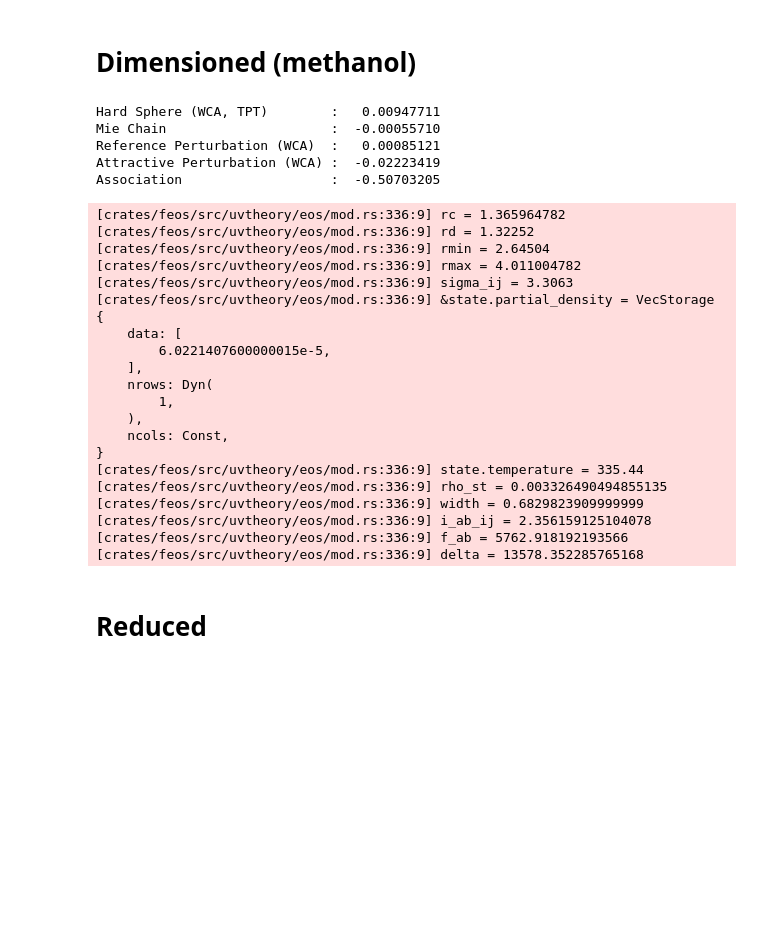
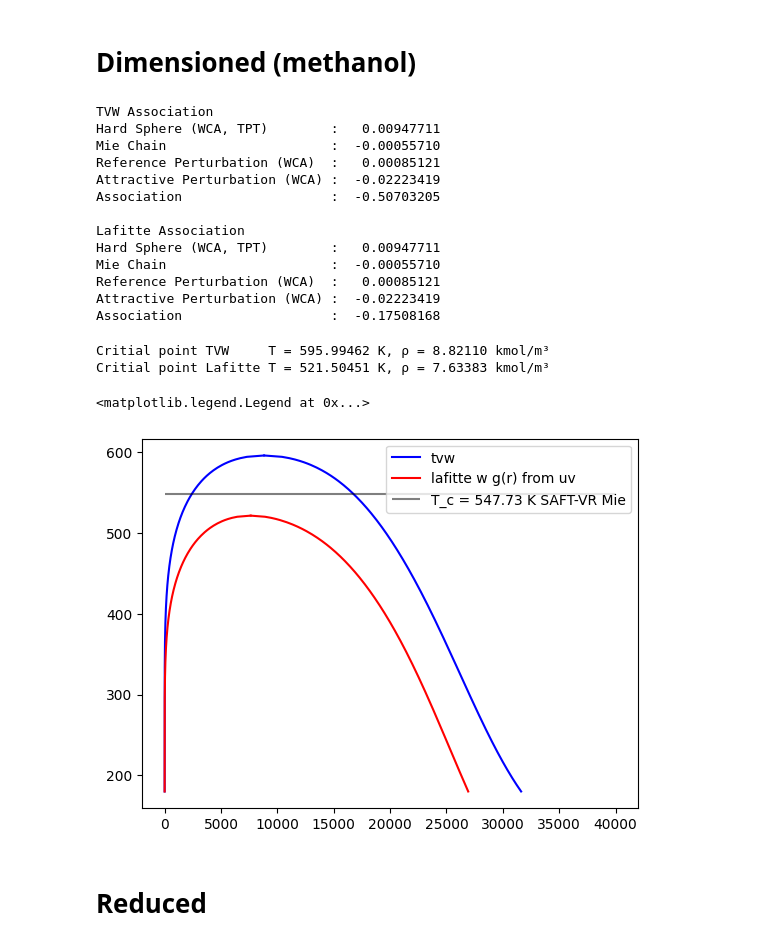
Before and after one commit to thijsvanwesten/feos, a Jupyter notebook: examples/uvtheory/models.ipynb, the cells around one changed output. Drawn from its saved outputs; the diff is of its cells as text; code cells hidden in the pictures; blank space fills up the shorter version.

Commit message:
Added argument that enables selection of the association model

```diff
--- a/examples/uvtheory/models.ipynb
+++ b/examples/uvtheory/models.ipynb
@@ -37,44 +37,76 @@ model = EquationOfState.uvtheory(
     parameters,
     perturbation="WCA_TPT",
     combination_rule="one_fluid_psi",
-    chain_contribution="tpt1y"
+    chain_contribution="tpt1y",
+    association_model="tvw"
+)
+
+model_lafitte = EquationOfState.uvtheory(
+    parameters,
+    perturbation="WCA_TPT",
+    combination_rule="one_fluid_psi",
+    chain_contribution="tpt1y",
+    association_model="lafitte"
 )
 
 temperature = 2.0 * 167.72 * si.KELVIN
 density = 100 * si.MOL / si.METER**3
 state = State(model, temperature=temperature, density=density)
 
+print("TVW Association")
 for n, c in state.residual_molar_helmholtz_energy_contributions():
     print(f"{n:<30}: {c / (si.RGAS * temperature):>12.8f}")
     #print(f"{n:<30}: {c}")
+
+
+state_lafitte = State(model_lafitte, temperature=temperature, density=density)
+
+print("\nLafitte Association")
+for n, c in state_lafitte.residual_molar_helmholtz_energy_contributions():
+    print(f"{n:<30}: {c / (si.RGAS * temperature):>12.8f}")
+    #print(f"{n:<30}: {c}")
 # %% [output]
+TVW Association
 Hard Sphere (WCA, TPT)        :   0.00947711
 Mie Chain                     :  -0.00055710
 Reference Perturbation (WCA)  :   0.00085121
 Attractive Perturbation (WCA) :  -0.02223419
 Association                   :  -0.50703205
+
+Lafitte Association
+Hard Sphere (WCA, TPT)        :   0.00947711
+Mie Chain                     :  -0.00055710
+Reference Perturbation (WCA)  :   0.00085121
+Attractive Perturbation (WCA) :  -0.02223419
+Association                   :  -0.17508168
-[crates/feos/src/uvtheory/eos/mod.rs:336:9] rc = 1.365964782
-[crates/feos/src/uvtheory/eos/mod.rs:336:9] rd = 1.32252
-[crates/feos/src/uvtheory/eos/mod.rs:336:9] rmin = 2.64504
-[crates/feos/src/uvtheory/eos/mod.rs:336:9] rmax = 4.011004782
-[crates/feos/src/uvtheory/eos/mod.rs:336:9] sigma_ij = 3.3063
-[crates/feos/src/uvtheory/eos/mod.rs:336:9] &state.partial_density = VecStorage {
-    data: [
-        6.0221407600000015e-5,
-    ],
-    nrows: Dyn(
-        1,
-    ),
-    ncols: Const,
-}
-[crates/feos/src/uvtheory/eos/mod.rs:336:9] state.temperature = 335.44
-[crates/feos/src/uvtheory/eos/mod.rs:336:9] rho_st = 0.003326490494855135
-[crates/feos/src/uvtheory/eos/mod.rs:336:9] width = 0.6829823909999999
-[crates/feos/src/uvtheory/eos/mod.rs:336:9] i_ab_ij = 2.356159125104078
-[crates/feos/src/uvtheory/eos/mod.rs:336:9] f_ab = 5762.918192193566
-[crates/feos/src/uvtheory/eos/mod.rs:336:9] delta = 13578.352285765168
+# %%
+cp = State.critical_point(model)
+cp_lafitte = State.critical_point(model_lafitte)
+
+print("Critial point TVW    ", cp)
+print("Critial point Lafitte", cp_lafitte)
+# %% [output]
+Critial point TVW     T = 595.99462 K, ρ = 8.82110 kmol/m³
+Critial point Lafitte T = 521.50451 K, ρ = 7.63383 kmol/m³
 # %%
-phase_diagram = PhaseDiagram.pure(model, 180 * si.KELVIN, 25)
+dia = PhaseDiagram.pure(model, 180 * si.KELVIN, 250)
+dia_lafitte = PhaseDiagram.pure(model_lafitte, 180 * si.KELVIN, 250)
+# %%
+plt.plot(dia.liquid.density / (si.MOL/si.METER**3),
+         dia.liquid.temperature / si.KELVIN, '-', color="b")
+plt.plot(dia.vapor.density / (si.MOL/si.METER**3),
+         dia.vapor.temperature / si.KELVIN, '-', color="b", label="tvw")
+
+plt.plot(dia_lafitte.liquid.density / (si.MOL/si.METER**3),
+         dia_lafitte.liquid.temperature / si.KELVIN, '-', color="r")
+plt.plot(dia_lafitte.vapor.density / (si.MOL/si.METER**3),
+         dia_lafitte.vapor.temperature / si.KELVIN, '-', color="r", label="lafitte w g(r) from uv")
+
+plt.hlines(547.73, 0, 40000, color="black", alpha=0.5, label="T_c = 547.73 K SAFT-VR Mie")
+plt.legend()
+# %% [output]
+<matplotlib.legend.Legend at 0x...>
+[figure, added]
 # %% [markdown]
 # Reduced
 # %%
```
Also changed, not shown: 12 other files.
